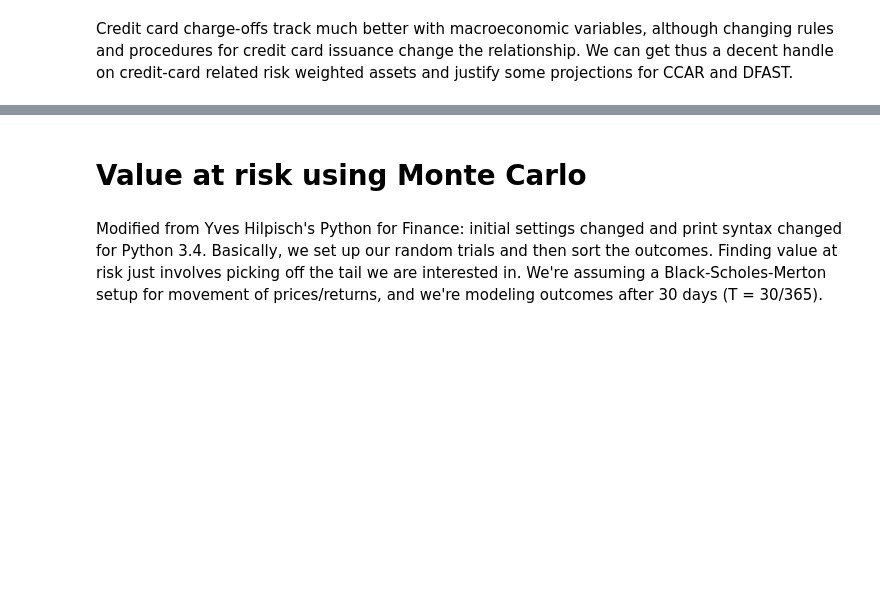
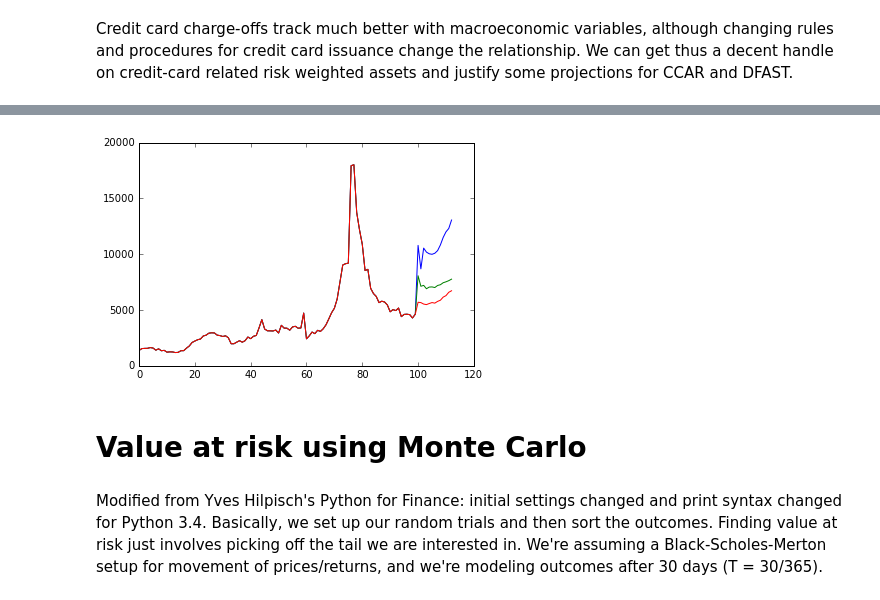
Before and after one commit to kaitai/stress-testing-with-jupyter, a Jupyter notebook: Playing with financial data and Python 3.ipynb, the cells around one changed output, grey strips where cells are left out. Drawn from its saved outputs; the diff is of its cells as text; code cells hidden in the pictures; blank space fills up the shorter version.

```diff
--- a/Playing with financial data and Python 3.ipynb
+++ b/Playing with financial data and Python 3.ipynb
@@ -583,3 +623,9 @@ Credit card charge-offs track much better with macroeconomic variables, although
+# %%
+plt.plot(np.exp(np.hstack((y, new_sev_ad_y)))); # big spike at the end under severely adverse
+plt.plot(np.exp(np.hstack((y, new_ad_y)))); # lesser spike at the end under adverse
+plt.plot(np.exp(np.hstack((y, new_base_y)))); # baseline not so bad
+# %% [output]
+[figure, added]
 # %% [markdown]
 # Value at risk using Monte Carlo
 # %% [markdown]
```
Also changed, not shown: parts of 14 cells of this notebook.
